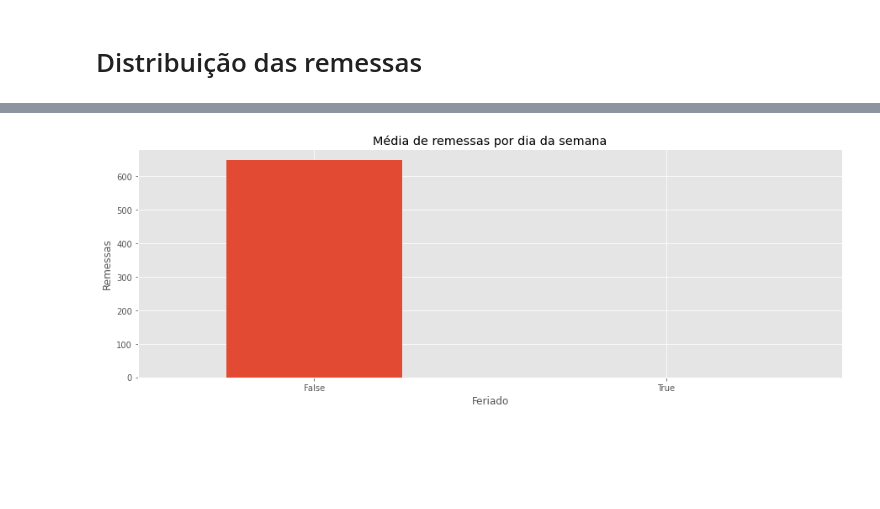
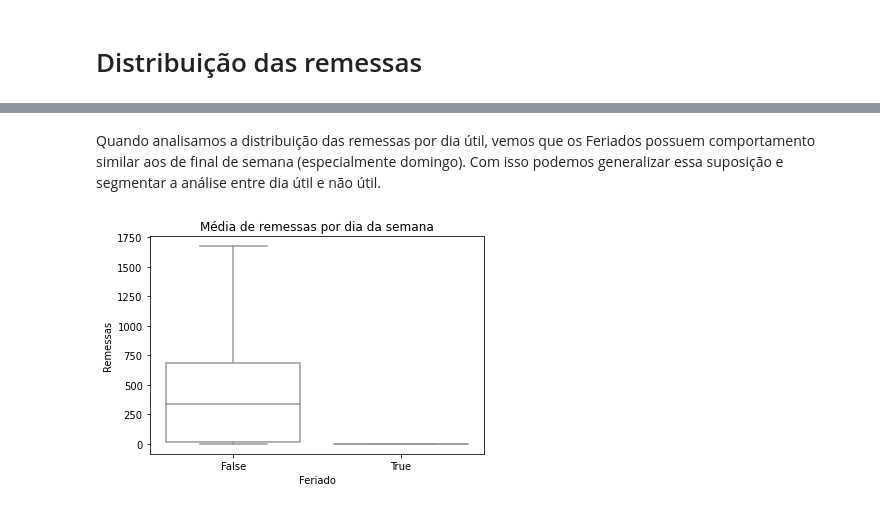
Before and after one commit to leofmr/shipping_predictions, a Jupyter notebook: 01 - análise descritiva.ipynb, the cells around one changed output, grey strips where cells are left out. Saved outputs shown, nothing was run; the diff lists cells and outputs as text; code cells hidden in the pictures; blank space fills up the shorter version.

Commit message:
melhoria da análise descritiva

```diff
--- a/01 - análise descritiva.ipynb
+++ b/01 - análise descritiva.ipynb
@@ -12,7 +14,4 @@ import matplotlib.pyplot as plt
 import seaborn as sns
-# %%
-import matplotlib
-matplotlib.style.use('ggplot')
 # %% [markdown]
 # Carregamento e análise preliminar dos dados
 
@@ -143,13 +176,13 @@ plt.show()
+# %% [markdown]
+Quando analisamos a distribuição das remessas por dia útil, vemos que os Feriados possuem comportamento similar aos de final de semana (especialmente domingo). Com isso podemos generalizar essa suposição e segmentar a análise entre dia útil e não útil.
 # %%
-# gerando o gráfico de barras
-(df.groupby("Feriado")["Remessas"].
- mean().plot(kind="bar", figsize=(15, 5)))
+sns.boxplot(x="Feriado", y="Remessas", data=df, showfliers=False, color="white")
 # rotacionando os rótulos dos ticks do eixo x
 plt.xticks(rotation=0)
 # atribuindo título ao eixo y
 plt.ylabel("Remessas")
 # atribuindo título à figura
 plt.title("Média de remessas por dia da semana")
 plt.show()
 # %% [output]
-[figure, old version]
+[figure, new version]
```
Also changed, not shown: parts of 50 cells of this notebook.
